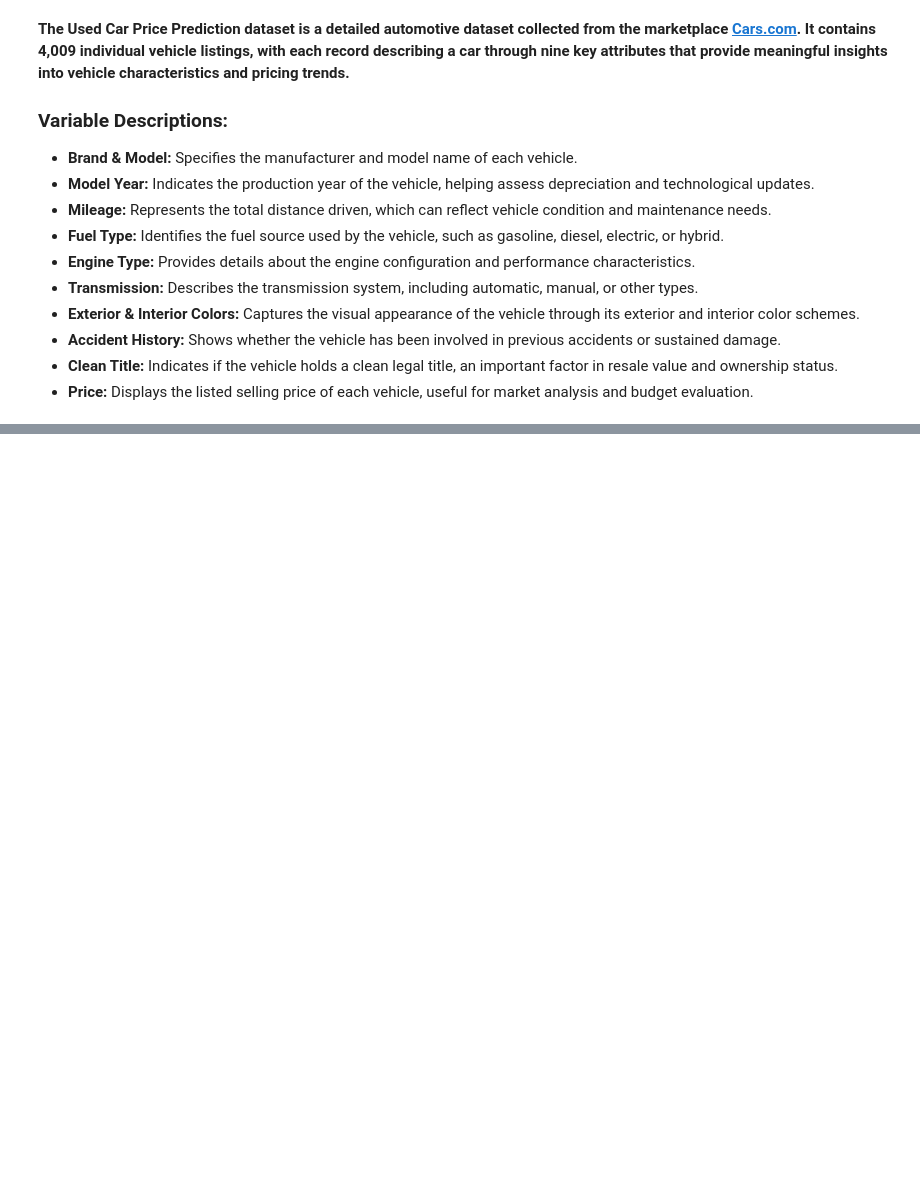
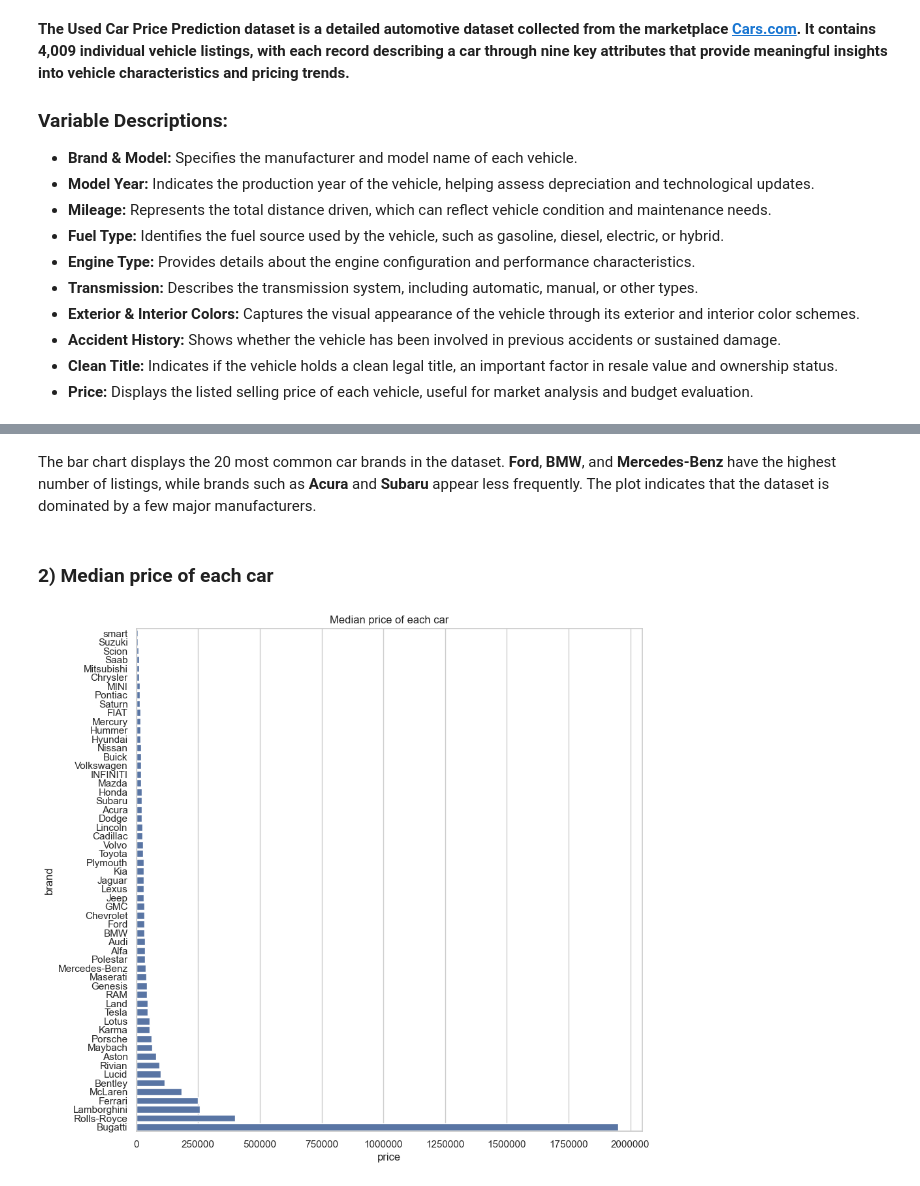
Before and after one commit to AliaksandraLabko/Explainable-AI-Prices-Prediction, a Jupyter notebook: Code/PricesPrediction.ipynb, the cells around one changed output, grey strips where cells are left out. Saved outputs shown, nothing was run; the diff lists cells and outputs as text; code cells hidden in the pictures; blank space fills up the shorter version.

```diff
--- a/Code/PricesPrediction.ipynb
+++ b/Code/PricesPrediction.ipynb
@@ -16,0 +79,15 @@ __The Used Car Price Prediction dataset is a detailed automotive dataset collect
+# %% [markdown]
+The bar chart displays the 20 most common car brands in the dataset. **Ford**, **BMW**, and **Mercedes-Benz** have the highest number of listings, while brands such as **Acura** and **Subaru** appear less frequently. The plot indicates that the dataset is dominated by a few major manufacturers.
+# %% [markdown]
+### 2) Median price of each car
+# %%
+sns.set_theme(style='whitegrid')
+
+plt.figure(figsize=(10,10))
+
+sns.barplot(df_cars.groupby('brand')['price'].median().reset_index().sort_values('price'), x='price', y='brand', orient='y', errorbar=None)
+plt.title("Median price of each car")
+plt.ticklabel_format(style='plain', axis='x')
+plt.show()
+# %% [output]
+[figure, added]
```
Also changed, not shown: parts of 22 cells of this notebook.
